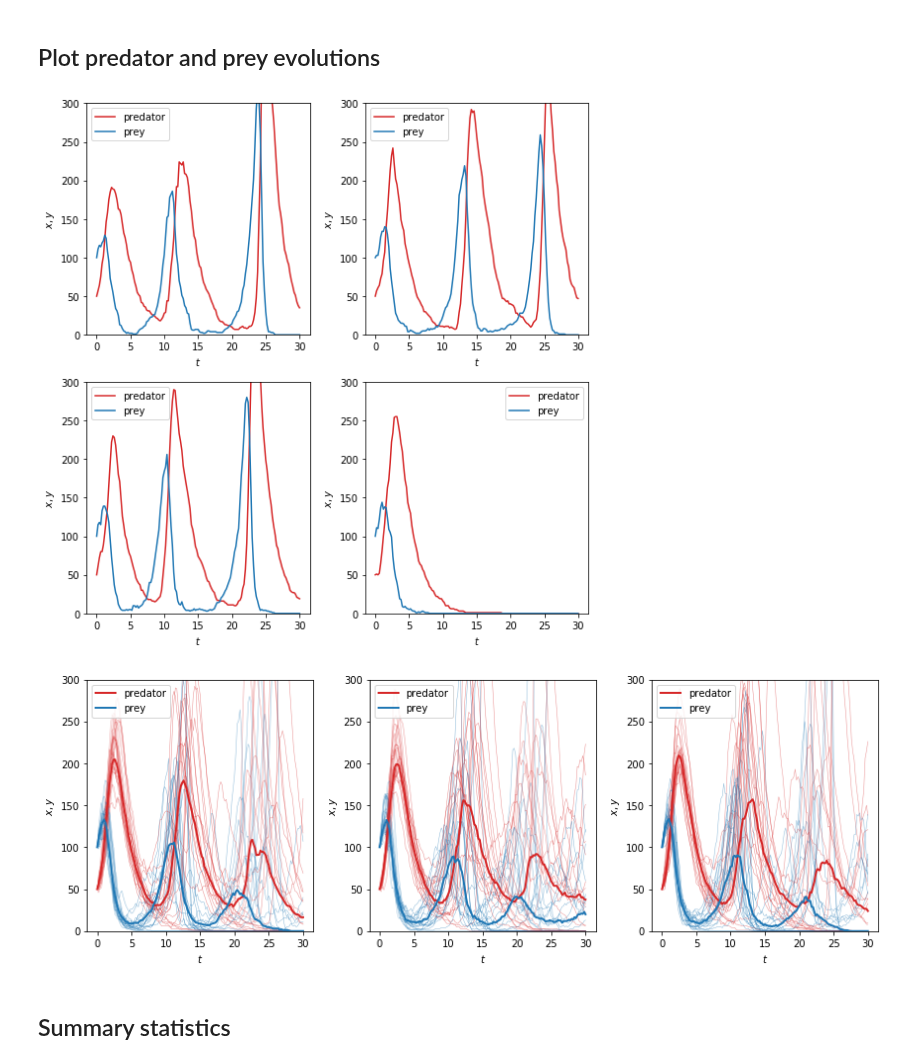
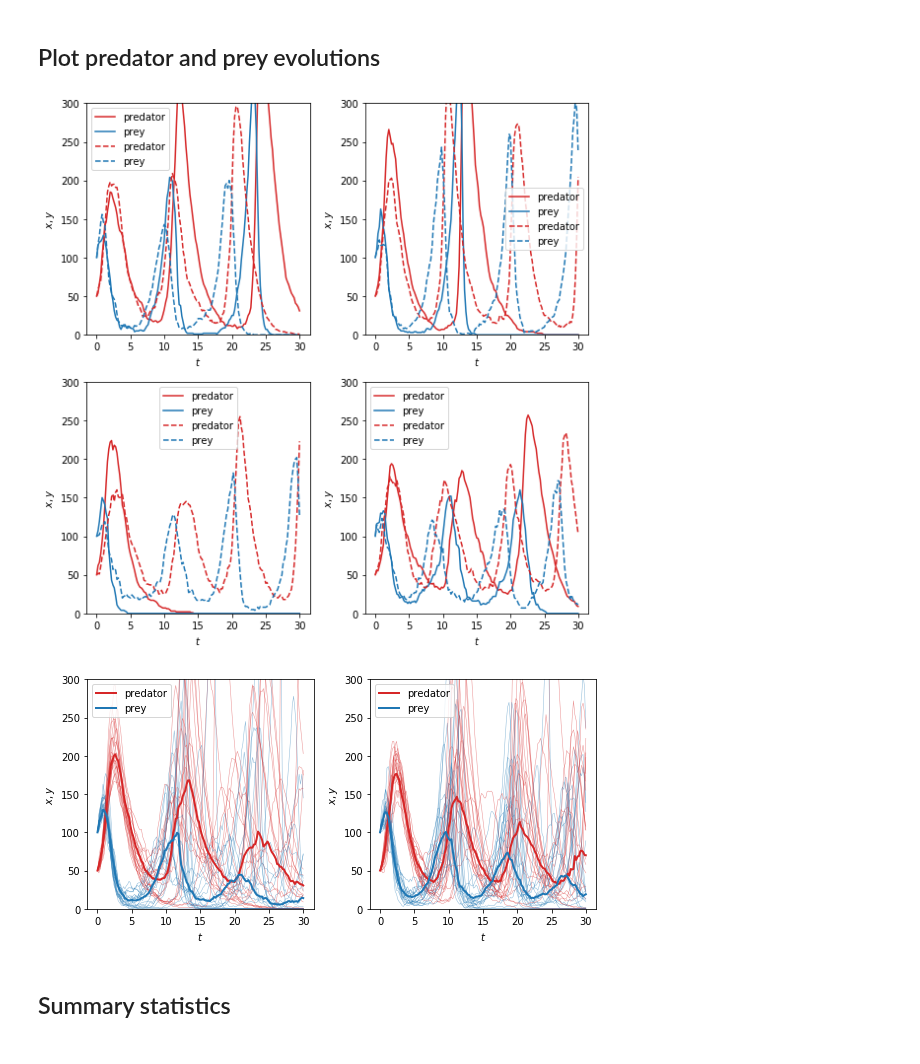
Before and after one commit to johannbrehmer/goldmine, a Jupyter notebook: goldmine/notebooks/lotka_volterra/simulator.ipynb, the cells around one changed output. Drawn from its saved outputs; the diff is of its cells as text; code cells hidden in the pictures.

```diff
--- a/goldmine/notebooks/lotka_volterra/simulator.ipynb
+++ b/goldmine/notebooks/lotka_volterra/simulator.ipynb
@@ -18,7 +18,7 @@ simulator = LotkaVolterra()
 # %%
 theta0 = simulator.theta_defaults(single_theta=True)[0][0]
 print(theta0)
-theta1 = np.log(np.array([0.015, 0.7, 1., 0.01]))
+theta1 = (np.array([-4.5,-0.5,0.,-4.5]))
 print(theta1)
 # %% [output]
 [-4.60517019 -0.69314718  0.         -4.60517019]
@@ -26,5 +26,4 @@ print(theta1)
 # %%
-x0, log_r_xz0, t_xz0, histories0 = simulator.rvs_ratio_score(theta0, theta0, theta1, theta0, 100, return_histories=True)
-x1, log_r_xz1, histories1 = simulator.rvs_ratio(theta0, theta0, theta1, 100, return_histories=True)
-x2, t_xz2, histories2 = simulator.rvs_score(theta0, theta0, 100, return_histories=True)
+#x0, histories0 = simulator.rvs(theta0, 100, return_histories=True)
+x1, histories1 = simulator.rvs(theta1, 100, return_histories=True)
 # %% [output]
@@ -63,6 +61,9 @@ for i in range(4):
     plt.plot(t, histories0[i][:,0], c='C3', lw=1.5, ls='-', label='predator')
     plt.plot(t, histories0[i][:,1], c='C0', lw=1.5, ls='-', label='prey')
 
+    plt.plot(t, histories1[i][:,0], c='C3', lw=1.5, ls='--', label='predator')
+    plt.plot(t, histories1[i][:,1], c='C0', lw=1.5, ls='--', label='prey')
+
     plt.legend()
 
     plt.xlabel(r'$t$')
@@ -72,31 +73,31 @@ for i in range(4):
 plt.tight_layout()
 plt.show()
 # %% [output]
-[figure, old version]
+[figure, new version]
 # %%
-fig = plt.figure(figsize=(12,8))
+fig = plt.figure(figsize=(8,4))
 
-for panel, (histories, mean_history) in enumerate(zip([histories0, histories1, histories2],
-                                                    [mean_histories0, mean_histories1, mean_histories2])):
+for panel, (histories, mean_history) in enumerate(zip([histories0, histories1],
+                                                    [mean_histories0, mean_histories1])):
 
-    ax = plt.subplot(2,3,panel+1)
+    ax = plt.subplot(1,2,panel+1)
 
     for history in histories[:20]:
         plt.plot(t, history[:,0], c='C3', alpha=0.5, lw=0.5, ls='-')
         plt.plot(t, history[:,1], c='C0', alpha=0.5, lw=0.5, ls='-')
     plt.plot(t, mean_history[:,0], c='C3', lw=2., ls='-', label='predator')
     plt.plot(t, mean_history[:,1], c='C0', lw=2., ls='-', label='prey')
 
     plt.legend()
 
     plt.xlabel(r'$t$')
     plt.ylabel(r'$x, y$')
     plt.ylim(0,300)
 
 plt.tight_layout()
 plt.show()
 # %% [output]
-[figure, old version]
+[figure, new version]
 # %% [markdown]
 ## Summary statistics
 # %%
```
Also changed, not shown: parts of 5 cells of this notebook, 3 other files.
